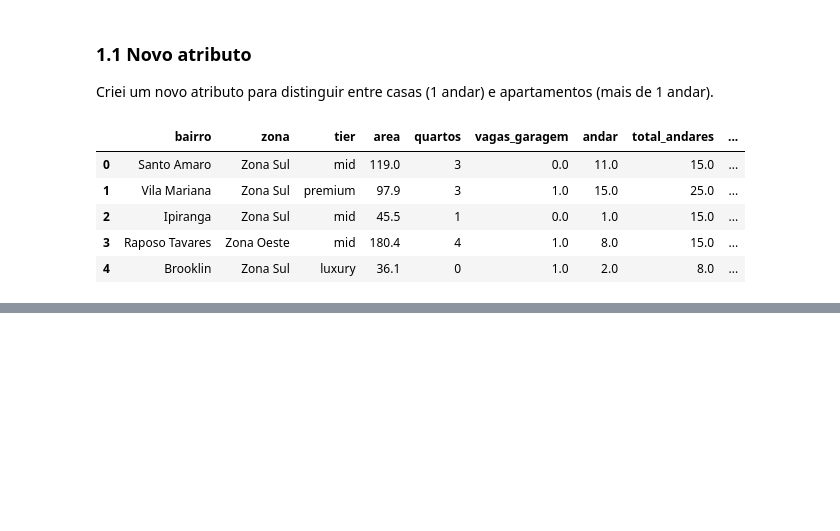
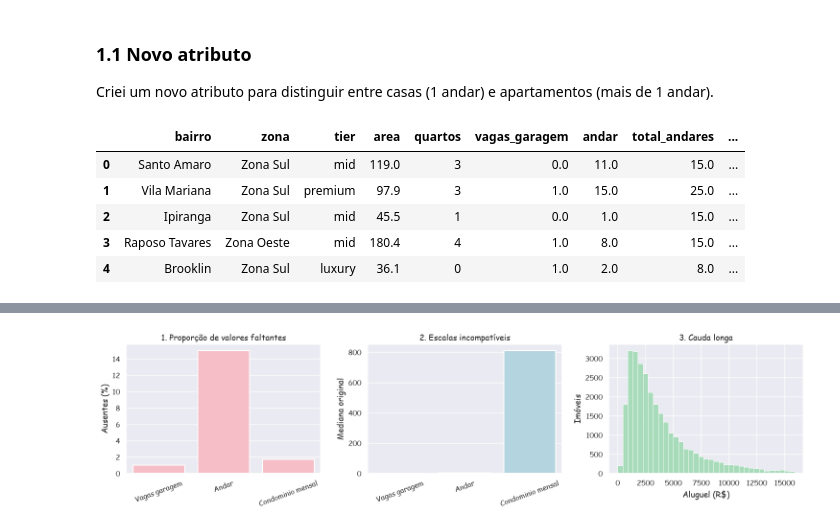
Before and after one commit to JoaoMAraujoJr/DataScience_2026.2, a Jupyter notebook: jupyters/Imputação e Normalização.ipynb, the cells around one changed output, grey strips where cells are left out. Cells and saved outputs as stored; diff of their text form; code cells hidden in the pictures; blank space fills up the shorter version.

```diff
--- a/jupyters/Imputação e Normalização.ipynb
+++ b/jupyters/Imputação e Normalização.ipynb
@@ -19,7 +19,7 @@ from sklearn.preprocessing import (
     StandardScaler,
 )
 #configurando o estilo do seaborn
-sns.set_theme(style="darkgrid", palette="pastel")
+sns.set_theme(style="darkgrid", palette="pastel", font="Comic Sans MS")
 # %%
 #importando o dataset de /data
 
@@ -82,0 +105,16 @@ imoveis_df.head()
+# %%
+print("\n Faltantes :")
+missing = (imoveis_df[["vagas_garagem","andar","condominio_mensal"]]
+           .isna()
+           .mean() #retorna a proporção nulos por count()
+           .mul(100)
+           )
+print(missing)
+
+print("\n Escalas :")
+scales = imoveis_df[["vagas_garagem","andar","condominio_mensal"]].median()
+print(scales)
+
+print("\n Limit :")
+limit = imoveis_df["aluguel_mensal"].quantile(0.985) # o valor abaixo do qual ficam 98% dos dados.
+print(limit)
@@ -82,0 +136,56 @@ imoveis_df.head()
+# %%
+fig, axes = plt.subplots(1, 3, figsize=(15, 4),)
+
+#plot 1
+sns.barplot(
+    x=missing.index.astype(str).str.replace("_", " ").str.capitalize(),
+    y=missing.values,
+    ax=axes[0],
+    color="lightpink",
+    edgecolor="white", linewidth=1.5
+)
+
+axes[0].set(
+    title = "1. Proporção de valores faltantes",
+    ylabel = "Ausentes (%)",
+    xlabel = ""
+)
+axes[0].tick_params(axis="x", rotation=20)
+
+#plot 2
+sns.barplot(
+    x=scales.index.astype(str).str.replace("_", " ").str.capitalize(),
+    y=scales.values,
+    ax=axes[1],
+    color="lightblue",
+    edgecolor="white",
+    linewidth=1.5
+)
+
+axes[1].set(
+    title = "2. Escalas incompatíveis",
+    ylabel="Mediana original",
+    xlabel=""
+)
+axes[1].tick_params(axis="x", rotation=20)
+
+
+#plot 3
+sns.histplot(
+    imoveis_df["aluguel_mensal"],
+    bins=35,
+    binrange=(0, limit),#plota só até o threshold com o percentil 98%
+    ax=axes[2],
+    color="#91D6A6",
+)
+
+axes[2].set(
+    title="3. Cauda longa",
+    xlabel="Aluguel (R$)",
+    ylabel="Imóveis",
+)
+
+plt.tight_layout()
+plt.show()
+# %% [output]
+[figure, added]
```
Also changed, not shown: parts of 23 cells of this notebook.
